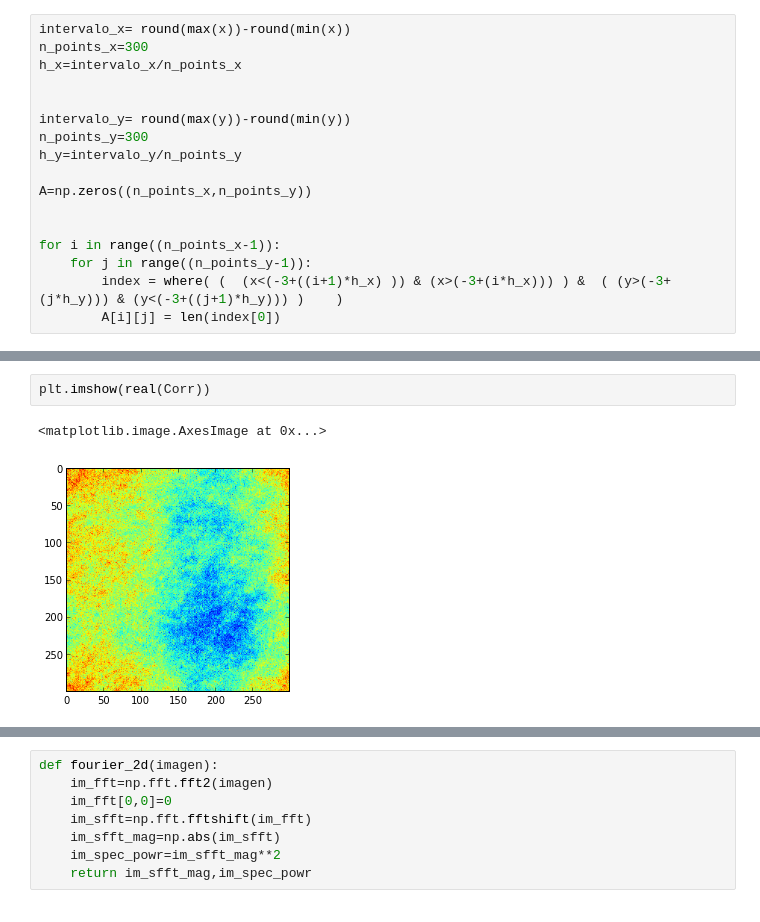
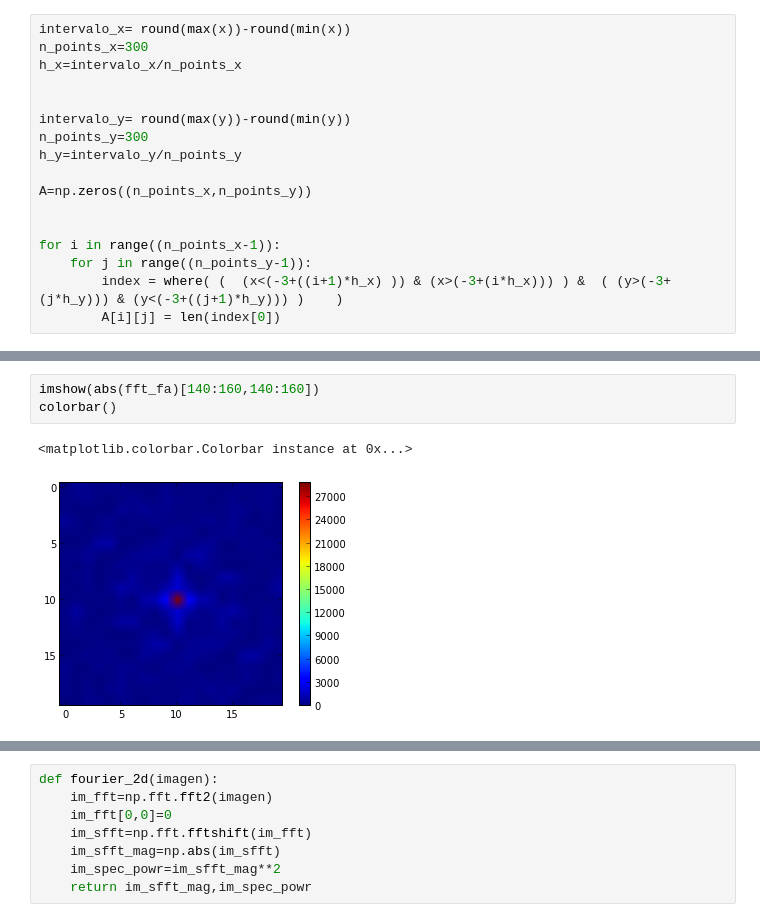
Before and after one commit to rudymmreina/Rivera_Mendez_hw5, a Jupyter notebook: Correlation.ipynb, the cells around one changed output, grey strips where cells are left out. Drawn from its saved outputs; the diff is of its cells as text.

```diff
--- a/Correlation.ipynb
+++ b/Correlation.ipynb
@@ -48,5 +52,6 @@ Corr=fftpack.ifft2(spect)
-# %%
-plt.imshow(real(Corr))
-# %% [output]
-<matplotlib.image.AxesImage at 0x...>
-[figure, removed]
+# %%
+imshow(abs(fft_fa)[140:160,140:160])
+colorbar()
+# %% [output]
+<matplotlib.colorbar.Colorbar instance at 0x...>
+[figure, added]
```
Also changed, not shown: parts of 5 cells of this notebook.
